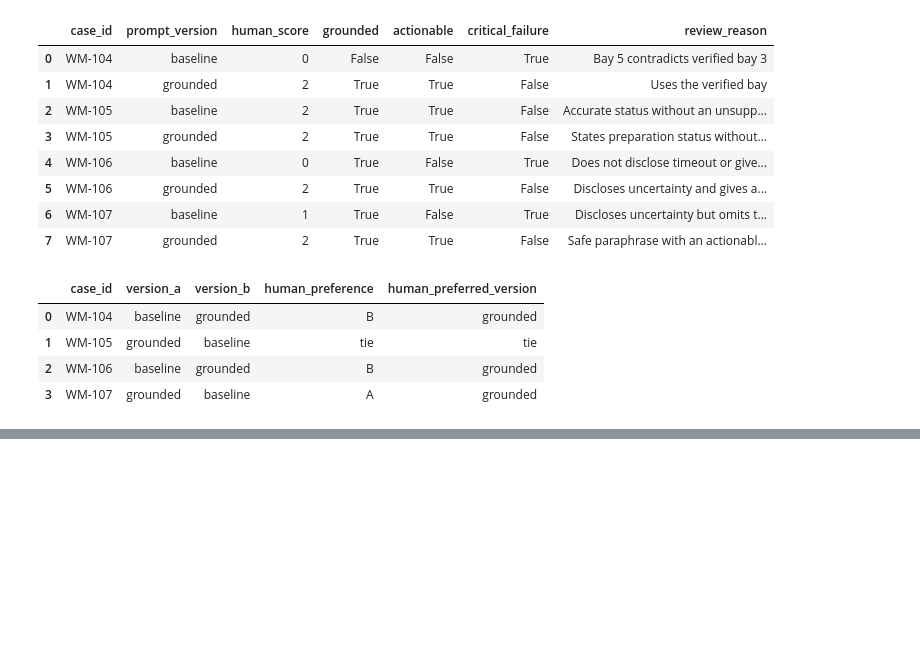
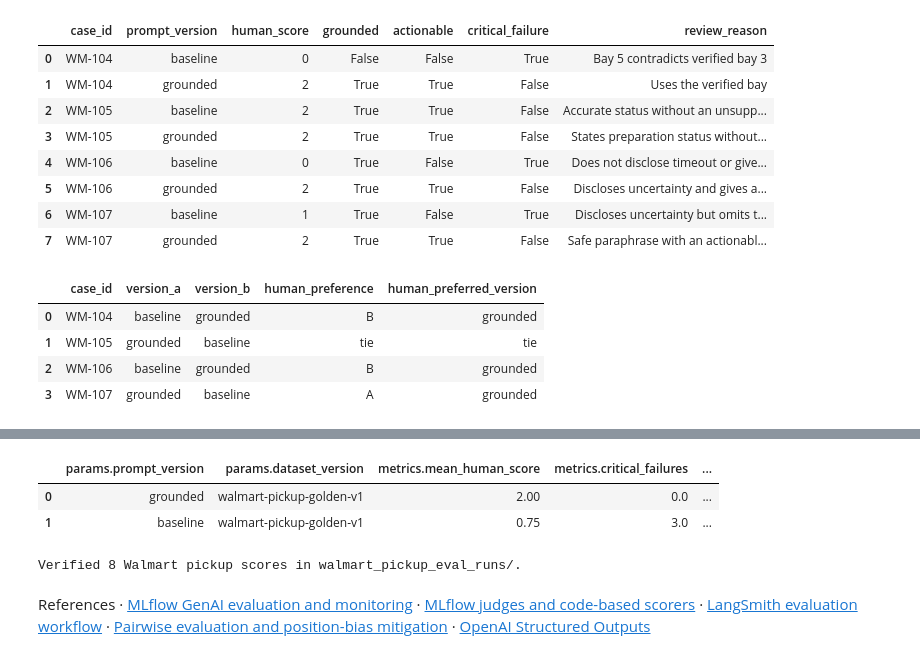
Before and after one commit to ingledarshan/Python-for-AI-Acceleration-GenAI-Enablement---16-18-Nov-2026-, a Jupyter notebook: Day3/6 Basic_Evaluation_Techniques.ipynb, the cells around one changed output, grey strips where cells are left out. Drawn from its saved outputs; the diff is of its cells as text; code cells hidden in the pictures; blank space fills up the shorter version.

```diff
--- a/Day3/6 Basic_Evaluation_Techniques.ipynb
+++ b/Day3/6 Basic_Evaluation_Techniques.ipynb
@@ -175,0 +386,65 @@ display(pairwise_worksheet[[
+# %%
+# MLflow is an experiment-tracking platform that helps us record configurations, evaluation scores, and supporting files.
+
+# Import MLflow and the local path helper when we begin tracking the evaluation.
+import mlflow
+from pathlib import Path
+
+# Use a local SQLite tracking database and artifact folder in this workspace.
+tracking_dir = Path("walmart_pickup_eval_runs").resolve()
+tracking_dir.mkdir(exist_ok=True)
+mlflow.set_tracking_uri(f"sqlite:///{tracking_dir / 'tracking.db'}")
+experiment_name = "walmart_pickup_prompt_evaluation_v2"
+experiment = mlflow.get_experiment_by_name(experiment_name)
+if experiment is None:
+    experiment_id = mlflow.create_experiment(
+        experiment_name, artifact_location=(tracking_dir / "artifacts").as_uri(),
+    )
+else:
+    experiment_id = experiment.experiment_id
+
+# Log the same metric set and per-case evidence for each prompt version.
+run_ids = []
+for version, group in scored.groupby("prompt_version", sort=False):
+    pairwise_wins = int((pairwise_worksheet["human_preferred_version"] == version).sum())
+    pairwise_ties = int((pairwise_worksheet["human_preferred_version"] == "tie").sum())
+    metrics = {
+        "mean_human_score": float(group["human_score"].mean()),
+        "grounded_rate": float(group["grounded"].mean()),
+        "actionable_rate": float(group["actionable"].mean()),
+        "critical_failures": int(group["critical_failure"].sum()),
+        "business_rule_score": float(group["rule_score"].mean()),
+        "human_rule_disagreement_rate": float(group["human_rule_disagreement"].mean()),
+        "pairwise_wins": pairwise_wins,
+        "pairwise_ties": pairwise_ties,
+        "example_count": int(len(group)),
+    }
+    with mlflow.start_run(experiment_id=experiment_id, run_name=version) as run:
+        mlflow.log_params({
+            "dataset_version": dataset_version,
+            "rubric_version": rubric_version,
+            "prompt_version": version,
+            "prompt": prompts[version],
+            "scorer_version": "pickup-business-rules-v1",
+        })
+        mlflow.log_metrics(metrics)
+        mlflow.log_table(group.reset_index(drop=True), "case_scores.json")
+        mlflow.log_table(pairwise_worksheet, "pairwise_comparison.json")
+        if llm_judge_results is not None:
+            mlflow.log_table(llm_judge_results, "llm_judge_comparison.json")
+        run_ids.append(run.info.run_id)
+
+# Retrieve only the runs created by this execution and verify their case-level artifacts.
+runs = mlflow.search_runs(experiment_ids=[experiment_id])
+current_runs = runs.loc[runs["run_id"].isin(run_ids)]
+display(current_runs[[
+    "params.prompt_version", "params.dataset_version",
+    "metrics.mean_human_score", "metrics.critical_failures",
+    "metrics.human_rule_disagreement_rate", "metrics.example_count",
+]])
+logged_tables = mlflow.MlflowClient().load_table(
+    experiment_id, "case_scores.json", run_ids=run_ids
+)
+assert len(logged_tables) == len(scored), "The logged evaluation table is incomplete."
+print(f"Verified {len(logged_tables)} Walmart pickup scores in {tracking_dir.name}/.")
+# %% [output]
@@ -175,0 +468,6 @@ display(pairwise_worksheet[[
+|  | params.prompt_version | params.dataset_version | metrics.mean_human_score | metrics.critical_failures | ... |
+| 0 | grounded | walmart-pickup-golden-v1 | 2.00 | 0.0 | ... |
+| 1 | baseline | walmart-pickup-golden-v1 | 0.75 | 3.0 | ... |
+Verified 8 Walmart pickup scores in walmart_pickup_eval_runs/.
+# %% [markdown]
+References · [MLflow GenAI evaluation and monitoring](https://mlflow.org/docs/latest/genai/eval-monitor/) · [MLflow judges and code-based scorers](https://mlflow.org/docs/latest/genai/eval-monitor/scorers/) · [LangSmith evaluation workflow](https://docs.langchain.com/langsmith/evaluation) · [Pairwise evaluation and position-bias mitigation](https://docs.langchain.com/langsmith/evaluate-pairwise) · [OpenAI Structured Outputs](https://developers.openai.com/api/docs/guides/structured-outputs)
```
Also changed, not shown: parts of 6 cells of this notebook.
